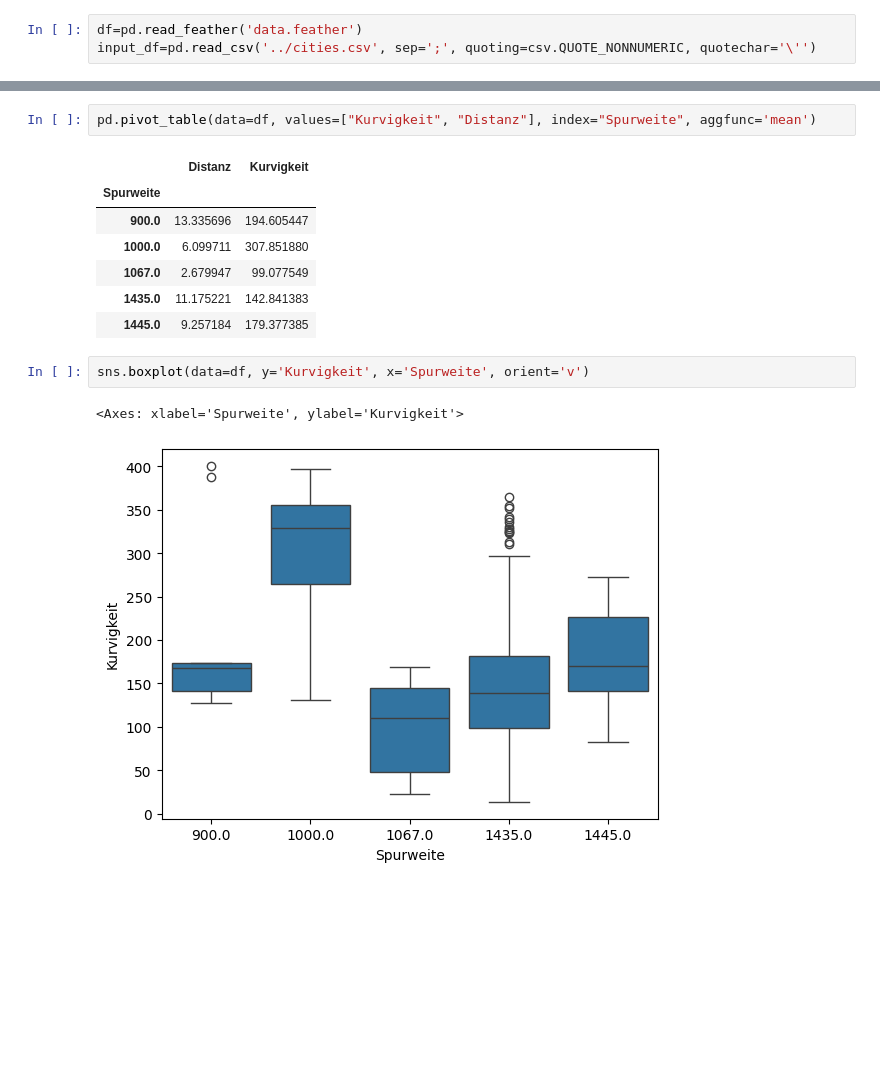
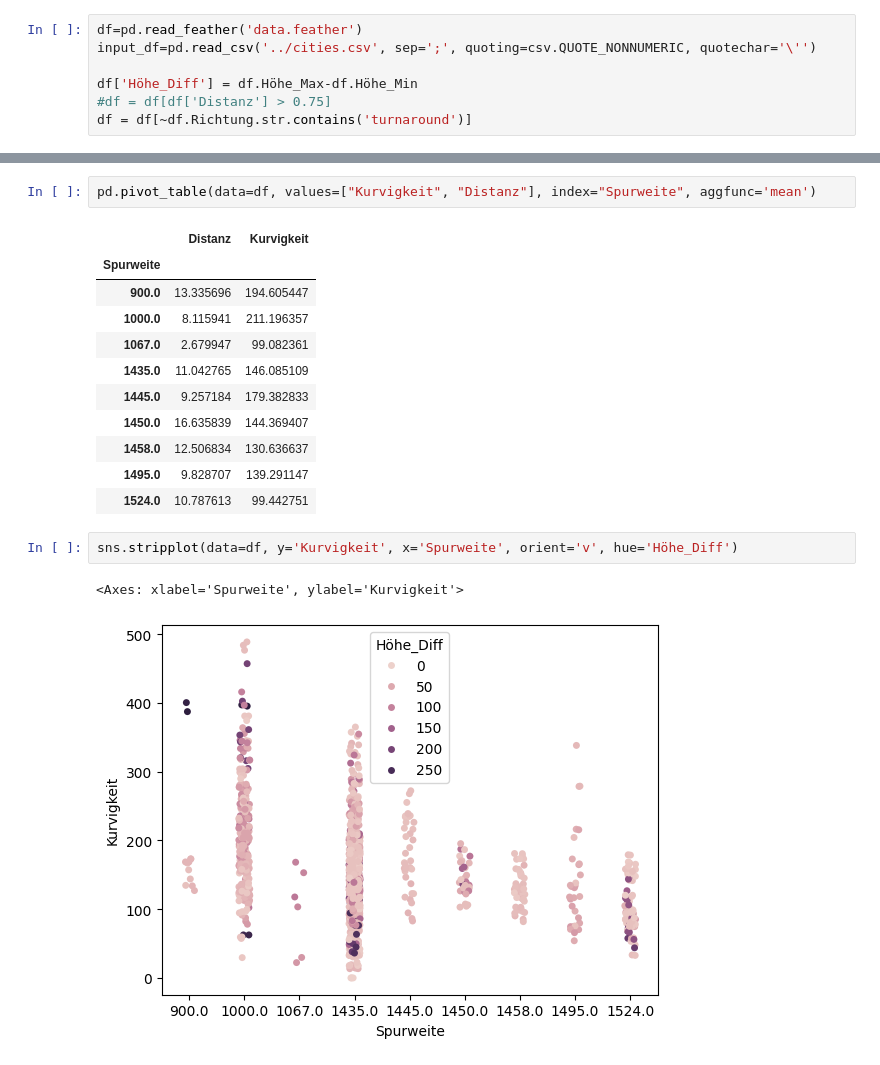
Before and after one commit to flof93/osm-horizontal-curvature, a Jupyter notebook: Auswertung/Auswertung.ipynb, the cells around one changed output, grey strips where cells are left out. Cells and saved outputs as stored; diff of their text form; blank space fills up the shorter version.

```diff
--- a/Auswertung/Auswertung.ipynb
+++ b/Auswertung/Auswertung.ipynb
@@ -5,5 +7,9 @@ import csv
 # %%
 df=pd.read_feather('data.feather')
 input_df=pd.read_csv('../cities.csv', sep=';', quoting=csv.QUOTE_NONNUMERIC, quotechar='\'')
+
+df['Höhe_Diff'] = df.Höhe_Max-df.Höhe_Min
+#df = df[df['Distanz'] > 0.75]
+df = df[~df.Richtung.str.contains('turnaround')]
 # %%
 pd.pivot_table(data=df,
@@ -34,15 +42,19 @@ pd.pivot_table(data=df, values=["Kurvigkeit", "Distanz"], index="Spurweite", agg
 |  | Distanz | Kurvigkeit |
 | Spurweite |  |  |
 | 900.0 | 13.335696 | 194.605447 |
-| 1000.0 | 6.099711 | 307.851880 |
-| 1067.0 | 2.679947 | 99.077549 |
-| 1435.0 | 11.175221 | 142.841383 |
-| 1445.0 | 9.257184 | 179.377385 |
+| 1000.0 | 8.115941 | 211.196357 |
+| 1067.0 | 2.679947 | 99.082361 |
+| 1435.0 | 11.042765 | 146.085109 |
+| 1445.0 | 9.257184 | 179.382833 |
+| 1450.0 | 16.635839 | 144.369407 |
+| 1458.0 | 12.506834 | 130.636637 |
+| 1495.0 | 9.828707 | 139.291147 |
+| 1524.0 | 10.787613 | 99.442751 |
 # %%
-sns.boxplot(data=df, y='Kurvigkeit', x='Spurweite', orient='v')
+sns.stripplot(data=df, y='Kurvigkeit', x='Spurweite', orient='v', hue='Höhe_Diff')
 # %% [output]
 <Axes: xlabel='Spurweite', ylabel='Kurvigkeit'>
-[figure, old version]
+[figure, new version]
 # %%
 sns.boxplot(data=df, x='Kurvigkeit', y='Stadt', orient='h')
 # %% [output]
```
Also changed, not shown: parts of 14 cells of this notebook, 3 other files.
